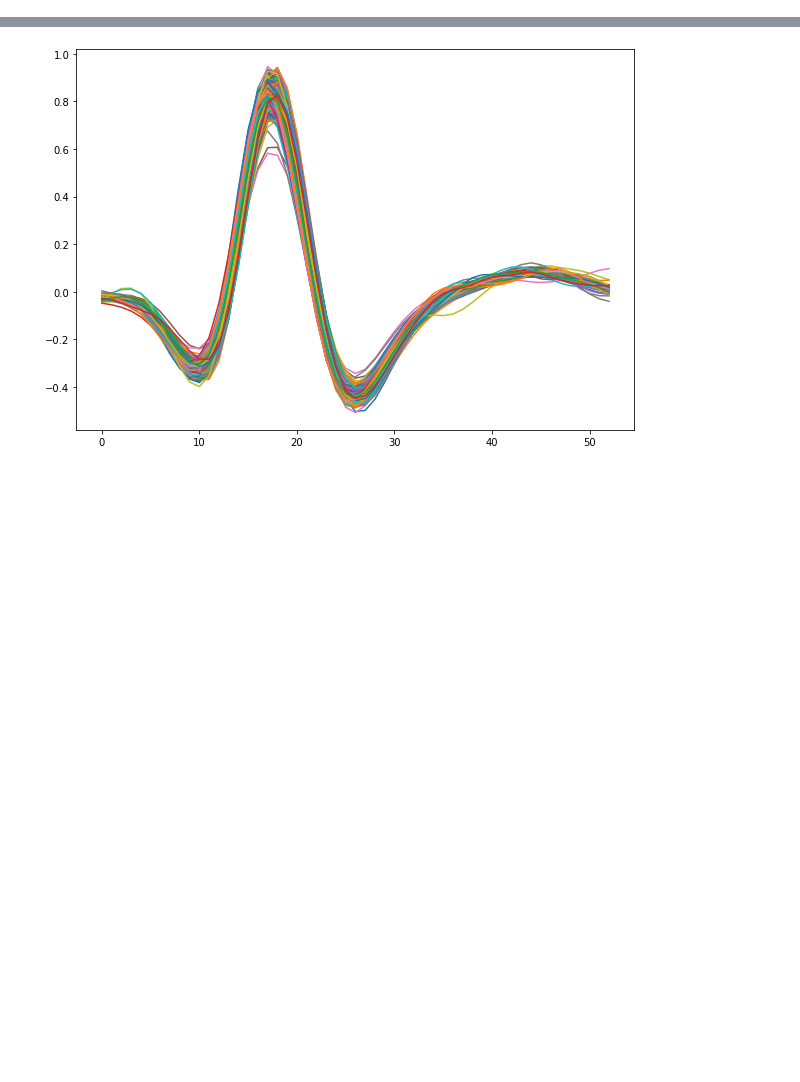
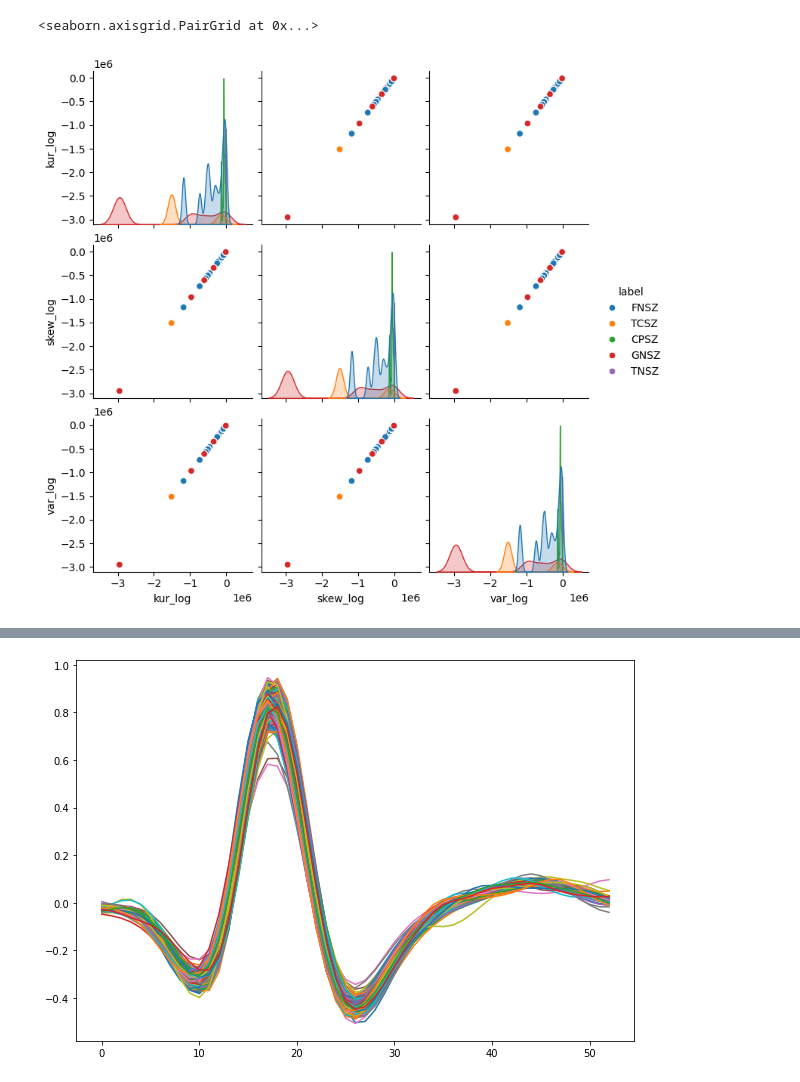
Before and after one commit to davicn/ecg-tuh_seizure, a Jupyter notebook: notebooks/05_explore_dev_features.ipynb, the cells around one changed output, grey strips where cells are left out. Saved outputs shown, nothing was run; the diff lists cells and outputs as text; code cells hidden in the pictures; blank space fills up the shorter version.

```diff
--- a/notebooks/05_explore_dev_features.ipynb
+++ b/notebooks/05_explore_dev_features.ipynb
@@ -19,3 +20,8 @@ Name: label, dtype: int64
+# %%
+sns.pairplot(data=df,hue='label')
+# %% [output]
+<seaborn.axisgrid.PairGrid at 0x...>
+[figure, added]
 # %%
 fig = plt.figure(figsize=(10,7))
 
```
Also changed, not shown: parts of 4 cells of this notebook, 6 other files.
